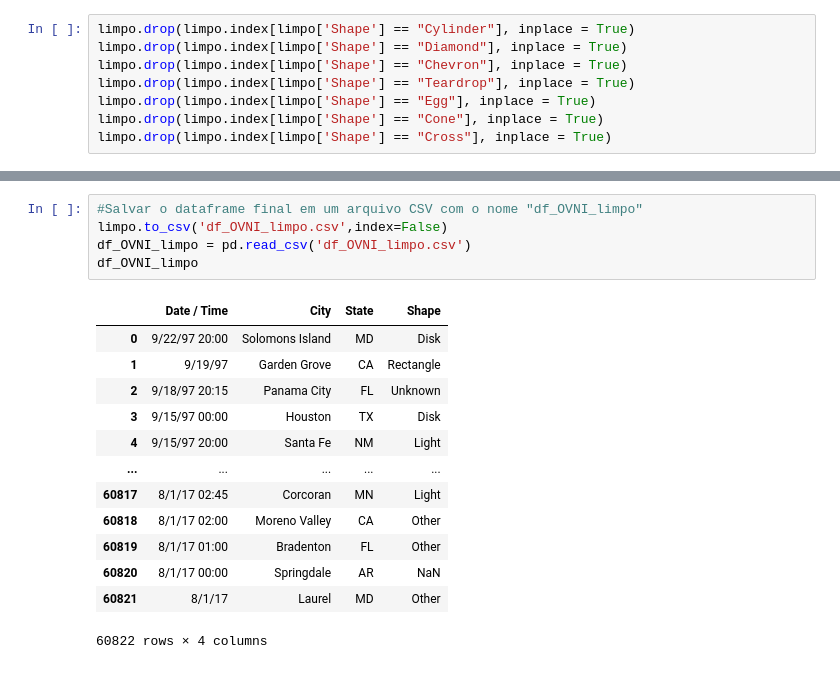
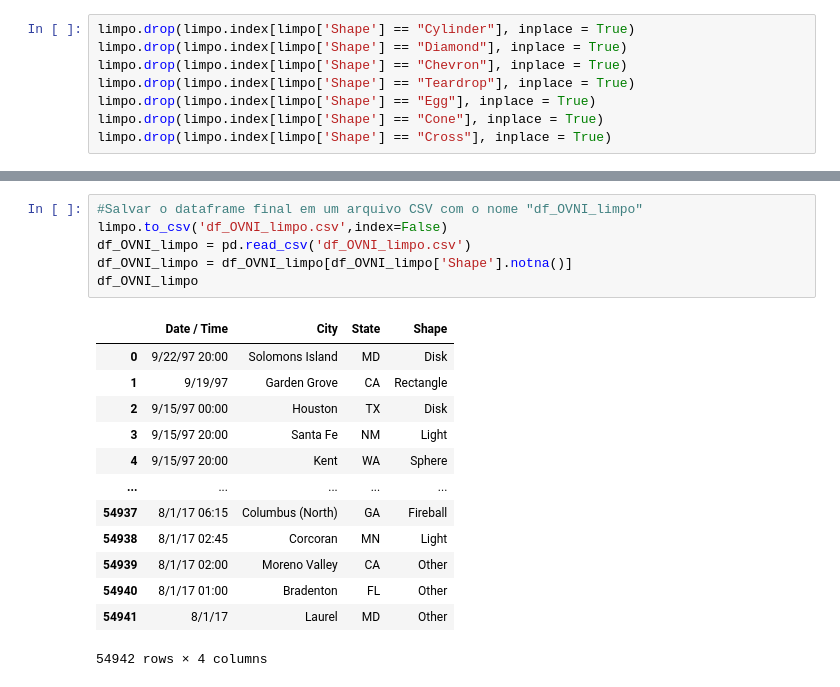
Before and after one commit to douglasshibata/DataSciencePandas, a Jupyter notebook: 5_7_Limpeza_dos_dados.ipynb, the cells around one changed output, grey strips where cells are left out. Cells and saved outputs as stored; diff of their text form.

```diff
--- a/5_7_Limpeza_dos_dados.ipynb
+++ b/5_7_Limpeza_dos_dados.ipynb
@@ -221,19 +238,20 @@ Name: Shape, dtype: int64
 # %%
 #Salvar o dataframe final em um arquivo CSV com o nome "df_OVNI_limpo"
 limpo.to_csv('df_OVNI_limpo.csv',index=False)
 df_OVNI_limpo = pd.read_csv('df_OVNI_limpo.csv')
+df_OVNI_limpo = df_OVNI_limpo[df_OVNI_limpo['Shape'].notna()]
 df_OVNI_limpo
 # %% [output]
 |  | Date / Time | City | State | Shape |
 | 0 | 9/22/97 20:00 | Solomons Island | MD | Disk |
 | 1 | 9/19/97 | Garden Grove | CA | Rectangle |
-| 2 | 9/18/97 20:15 | Panama City | FL | Unknown |
-| 3 | 9/15/97 00:00 | Houston | TX | Disk |
-| 4 | 9/15/97 20:00 | Santa Fe | NM | Light |
+| 2 | 9/15/97 00:00 | Houston | TX | Disk |
+| 3 | 9/15/97 20:00 | Santa Fe | NM | Light |
+| 4 | 9/15/97 20:00 | Kent | WA | Sphere |
 | ... | ... | ... | ... | ... |
-| 60817 | 8/1/17 02:45 | Corcoran | MN | Light |
-| 60818 | 8/1/17 02:00 | Moreno Valley | CA | Other |
-| 60819 | 8/1/17 01:00 | Bradenton | FL | Other |
-| 60820 | 8/1/17 00:00 | Springdale | AR | NaN |
-| 60821 | 8/1/17 | Laurel | MD | Other |
+| 54937 | 8/1/17 06:15 | Columbus (North) | GA | Fireball |
+| 54938 | 8/1/17 02:45 | Corcoran | MN | Light |
+| 54939 | 8/1/17 02:00 | Moreno Valley | CA | Other |
+| 54940 | 8/1/17 01:00 | Bradenton | FL | Other |
+| 54941 | 8/1/17 | Laurel | MD | Other |
-60822 rows × 4 columns
+54942 rows × 4 columns
```
Also changed, not shown: parts of 7 cells of this notebook.
